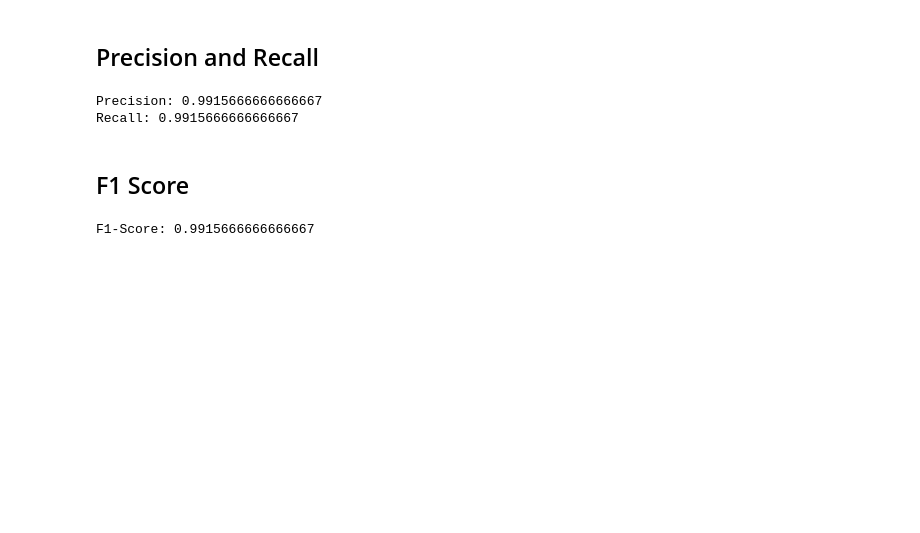
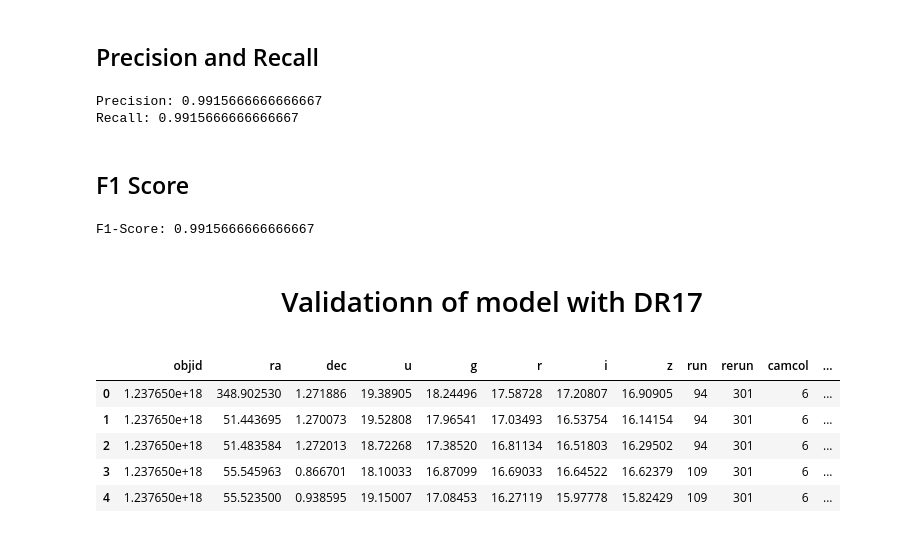
Before and after one commit to Grumpy-Monk-1729/DM-Project, a Jupyter notebook: Xgboost.ipynb, the cells around one changed output. Saved outputs shown, nothing was run; the diff lists cells and outputs as text; code cells hidden in the pictures; blank space fills up the shorter version.

```diff
--- a/Xgboost.ipynb
+++ b/Xgboost.ipynb
@@ -461,3 +477,15 @@ Recall: 0.9915666666666667
 print("F1-Score:", f1_score(sdss['class'], predictions, average='micro'))
 # %% [output]
 F1-Score: 0.9915666666666667
+# %% [markdown]
+<center><h1> Validationn of model with DR17
+# %%
+sdss_df = pd.read_csv('Test/Dr17.csv', skiprows=0)
+sdss_df.head()
+# %% [output]
+|  | objid | ra | dec | u | g | r | i | z | run | rerun | camcol | ... |
+| 0 | 1.237650e+18 | 348.902530 | 1.271886 | 19.38905 | 18.24496 | 17.58728 | 17.20807 | 16.90905 | 94 | 301 | 6 | ... |
+| 1 | 1.237650e+18 | 51.443695 | 1.270073 | 19.52808 | 17.96541 | 17.03493 | 16.53754 | 16.14154 | 94 | 301 | 6 | ... |
+| 2 | 1.237650e+18 | 51.483584 | 1.272013 | 18.72268 | 17.38520 | 16.81134 | 16.51803 | 16.29502 | 94 | 301 | 6 | ... |
+| 3 | 1.237650e+18 | 55.545963 | 0.866701 | 18.10033 | 16.87099 | 16.69033 | 16.64522 | 16.62379 | 109 | 301 | 6 | ... |
+| 4 | 1.237650e+18 | 55.523500 | 0.938595 | 19.15007 | 17.08453 | 16.27119 | 15.97778 | 15.82429 | 109 | 301 | 6 | ... |
```
Also changed, not shown: parts of 15 cells of this notebook, 5 other files.
